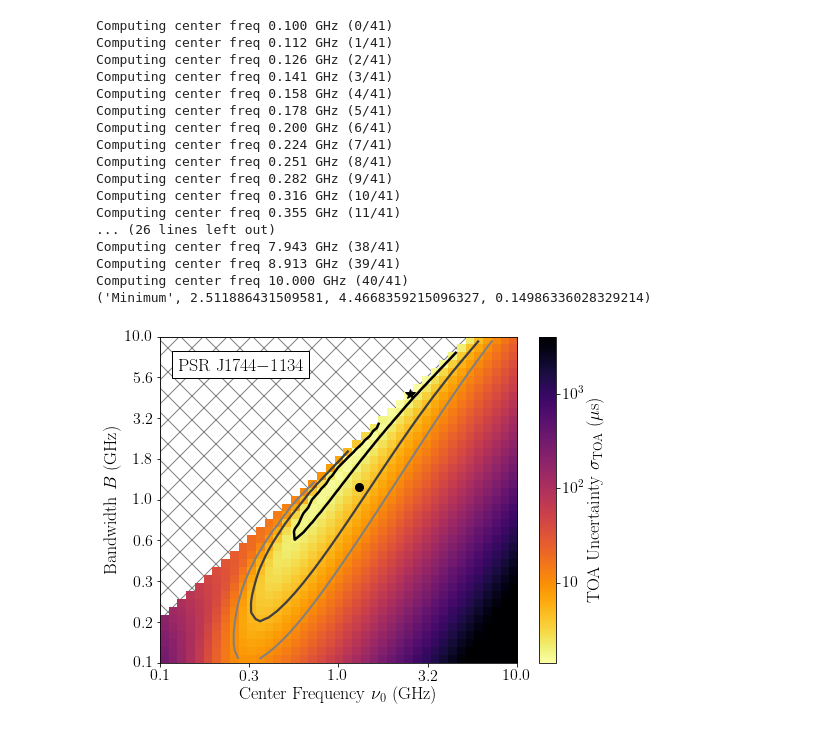
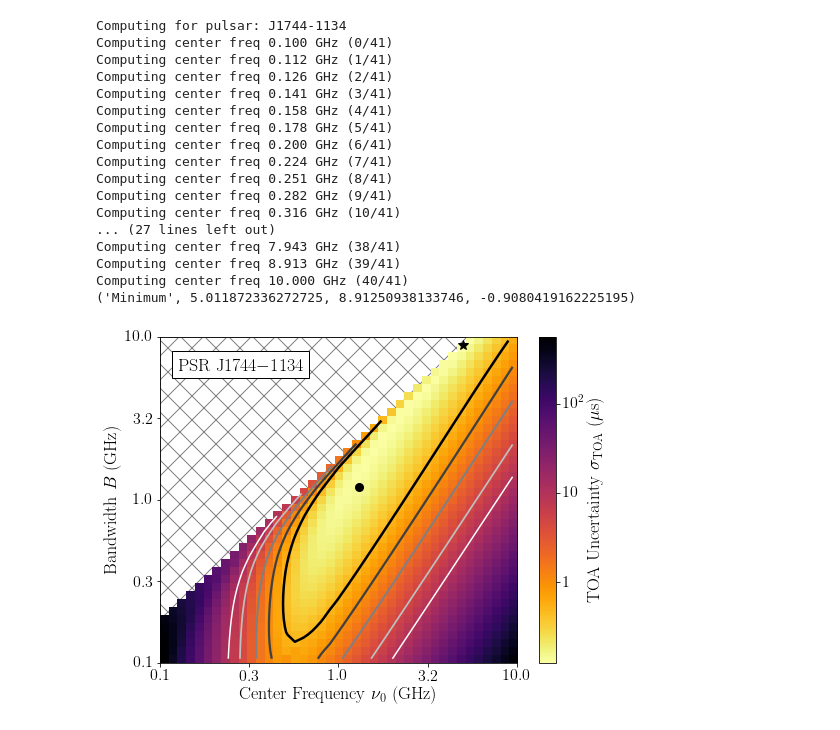
Before and after one commit to mtlam/FrequencyOptimizer, a Jupyter notebook: example_analysis.ipynb, the cells around one changed output. Saved outputs shown, nothing was run; the diff lists cells and outputs as text; code cells hidden in the pictures.

Commit message:
updated with Uscale

```diff
--- a/example_analysis.ipynb
+++ b/example_analysis.ipynb
@@ -8,29 +8,29 @@ telnoise = TelescopeNoise(gain=2.0,T_const=30)
 # %%
 NCHAN = 20 #number of channels (in log frequency) to break up the band into to build covariance matrices
 NSTEPS = 20
-LEVELS = np.array([np.log10(2.0),np.log10(5.0),np.log10(10.0),np.log10(20.0),np.log10(50.0)])
+LEVELS = np.array([np.log10(0.5),np.log10(1.0),np.log10(2.0),np.log10(5.0),np.log10(10.0)])
 # %%
-psrnoise = PulsarNoise("J1744-1134",alpha=1.49,taud=26.1e-3,I_0=4.888,DM=3.14,D=0.41,tauvar=12.2e-3,dtd=1272.2,Weffs=np.zeros(NCHAN)+511.0,W50s=np.zeros(NCHAN)+136.8,sigma_Js=np.zeros(NCHAN)+0.066,P=4.074545941439190)  #jitter upper limit
+psrnoise = PulsarNoise("J1744-1134",alpha=1.49,taud=26.1e-3,I_0=4.888,DM=3.14,D=0.41,tauvar=12.2e-3,dtd=1272.2,Weffs=np.zeros(NCHAN)+511.0,W50s=np.zeros(NCHAN)+136.8,sigma_Js=np.zeros(NCHAN)+0.066,P=4.074545941439190,Uscale=27.01)  #jitter upper limit
 
-freqopt = FrequencyOptimizer(psrnoise,galnoise,telnoise,numin=0.1,numax=10.0,nchan=NCHAN,log=True,nsteps=NSTEPS)
+freqopt = FrequencyOptimizer(psrnoise,galnoise,telnoise,numin=0.1,numax=10.0,nchan=NCHAN,log=True,nsteps=NSTEPS,levels=LEVELS)
 freqopt.calc()
 freqopt.plot(doshow=True,save=False,minimum='k*',points=(1.3,1.2,'ko'))
 # %% [output]
+Computing for pulsar: J1744-1134
 Computing center freq 0.100 GHz (0/41)
 Computing center freq 0.112 GHz (1/41)
 Computing center freq 0.126 GHz (2/41)
 Computing center freq 0.141 GHz (3/41)
 Computing center freq 0.158 GHz (4/41)
 Computing center freq 0.178 GHz (5/41)
 Computing center freq 0.200 GHz (6/41)
 Computing center freq 0.224 GHz (7/41)
 Computing center freq 0.251 GHz (8/41)
 Computing center freq 0.282 GHz (9/41)
 Computing center freq 0.316 GHz (10/41)
-Computing center freq 0.355 GHz (11/41)
-... (26 lines left out)
+... (27 lines left out)
 Computing center freq 7.943 GHz (38/41)
 Computing center freq 8.913 GHz (39/41)
 Computing center freq 10.000 GHz (40/41)
-('Minimum', 2.511886431509581, 4.4668359215096327, 0.14986336028329214)
+('Minimum', 5.011872336272725, 8.91250938133746, -0.9080419162225195)
-[figure, old version]
+[figure, new version]
```
